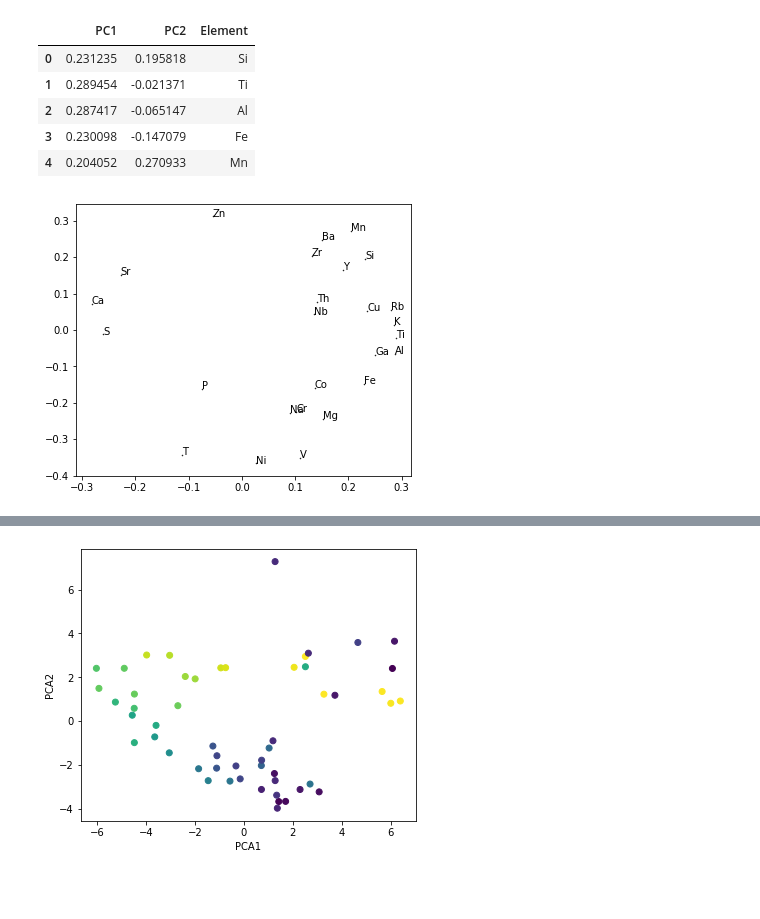
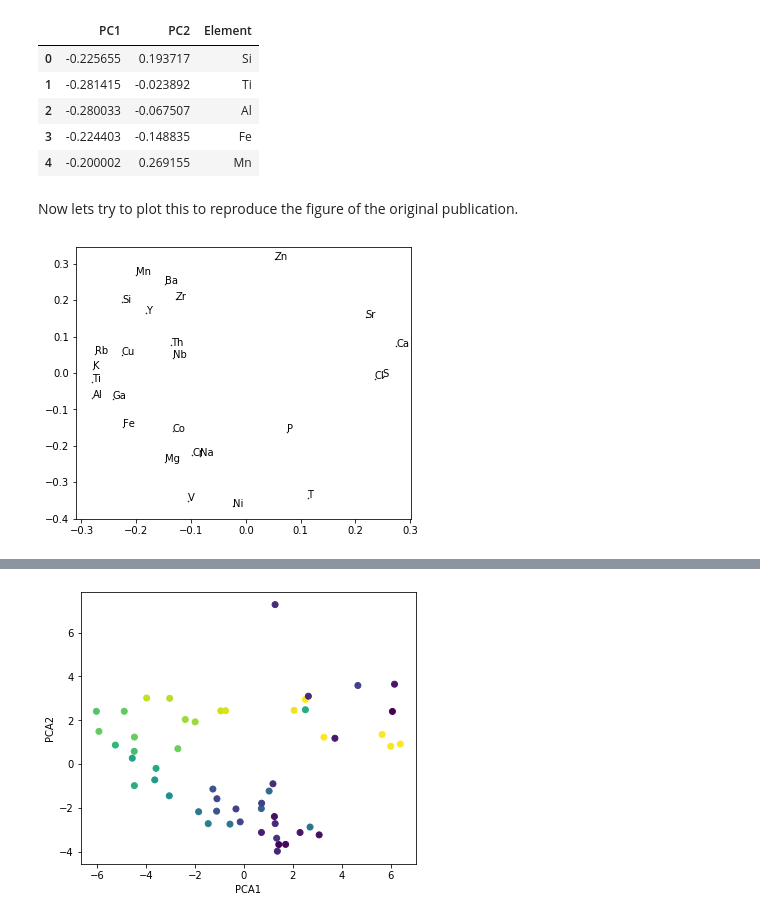
Before and after one commit to pangaea-data-publisher/pangaeapy, a Jupyter notebook: examples/advanced/Advanced - Principal Component Analysis.ipynb, the cells around one changed output, grey strips where cells are left out. Cells and saved outputs as stored; diff of their text form; code cells hidden in the pictures; blank space fills up the shorter version.

```diff
--- a/examples/advanced/Advanced - Principal Component Analysis.ipynb
+++ b/examples/advanced/Advanced - Principal Component Analysis.ipynb
@@ -72,14 +84,7 @@ dsdata.tail()
 # %%
-#original data matrix also contains Cl, PCA can only be reproduced without Cl in matrix
-#Probably because sample was treated with HCl?
-
 elementcols=['SiO2', 'TiO2', 'Al2O3', 'Fe2O3', 'MnO', 'MgO', 'CaO',
              'Na2O', 'K2O', 'P2O5', 'SO3','Ba', 'Co', 'Cr', 'Cu',
-             'Ga', 'Nb', 'Ni', 'Rb', 'Sr', 'Th', 'V', 'Y', 'Zn', 'Zr','TOC']
-
-
-#Ca, Corg, P, S, Sr and Zn
-#Al, Ba, Co, Cr, Cu, Fe, Ga, K, Mg, Mn, Nb, Ni, Rb, Si, Th, Ti, V, Y and Zr.
+             'Ga', 'Nb', 'Ni', 'Rb', 'Sr', 'Th', 'V', 'Y', 'Zn', 'Zr','TOC','Cl']
 
 X=dsdata[elementcols].values
 y = dsdata['Age'].values
@@ -109,13 +105,16 @@ pcares = sklearn_pca.fit(X_std).transform(X_std)
 # %%
-komp=pd.DataFrame(sklearn_pca.components_).transpose()
-komp=komp.rename(columns={0:'PC1',1:'PC2'})
-komp['Element']=elementcols
-komp['Element']=komp['Element'].str.extract(r'([A-Z][a-z]?)')
-komp.head()
+sklearn_pca = sklearnPCA(n_components=2)
+pcaresult = sklearn_pca.fit(X_std).transform(X_std)
+
+pcaload=pd.DataFrame(sklearn_pca.components_).transpose()
+pcaload=pcaload.rename(columns={0:'PC1',1:'PC2'})
+pcaload['Element']=elementcols
+pcaload['Element']=pcaload['Element'].str.extract(r'([A-Z][a-z]?)')
+pcaload.head()
 # %% [output]
 |  | PC1 | PC2 | Element |
-| 0 | 0.231235 | 0.195818 | Si |
-| 1 | 0.289454 | -0.021371 | Ti |
-| 2 | 0.287417 | -0.065147 | Al |
-| 3 | 0.230098 | -0.147079 | Fe |
-| 4 | 0.204052 | 0.270933 | Mn |
+| 0 | -0.225655 | 0.193717 | Si |
+| 1 | -0.281415 | -0.023892 | Ti |
+| 2 | -0.280033 | -0.067507 | Al |
+| 3 | -0.224403 | -0.148835 | Fe |
+| 4 | -0.200002 | 0.269155 | Mn |
@@ -126,7 +121,9 @@ dsdata['PCA2']=pcaresf[1]
+# %% [markdown]
+Now lets try to plot this to reproduce the figure of the original publication.
 # %%
 fig = plt.figure(figsize = (6,5))
-plt.plot(komp['PC1'],komp['PC2'], '.',color='k', label=komp['Element'],markersize=1)
-for i, p in komp.iterrows():
+plt.plot(pcaload['PC1'],pcaload['PC2'], '.',color='k', label=pcaload['Element'],markersize=1)
+for i, p in pcaload.iterrows():
         plt.text(p['PC1'], p['PC2'], str(p['Element']),fontsize=10)
 # %% [output]
-[figure, old version]
+[figure, new version]
```
Also changed, not shown: parts of 25 cells of this notebook.
